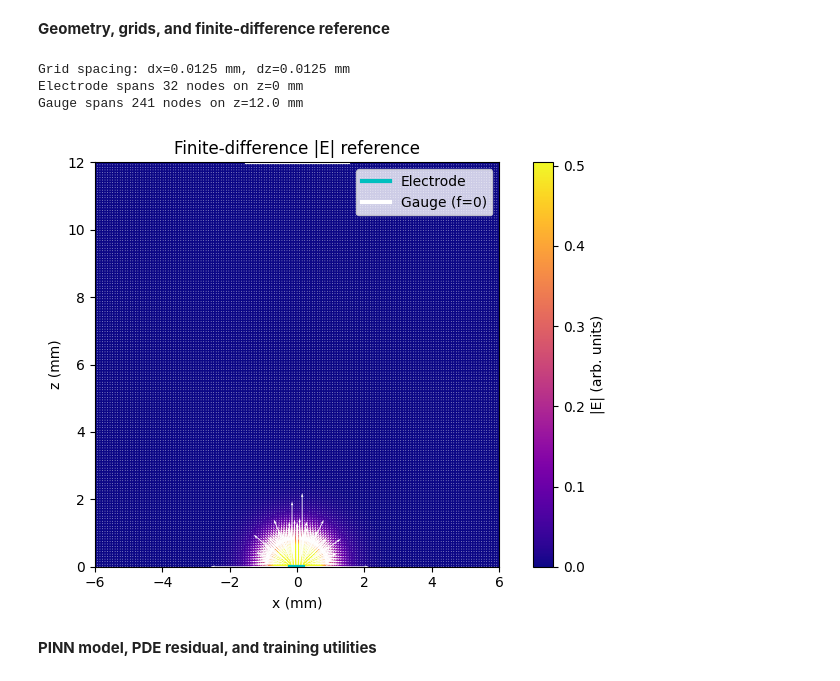
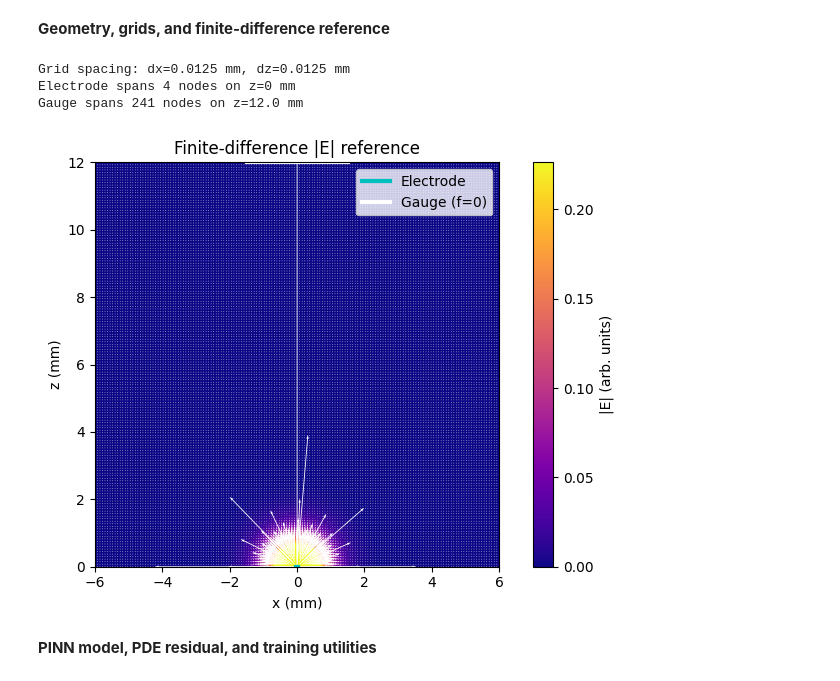
Before and after one commit to mnxbioe/BME_Capstone_UH_2025, a Jupyter notebook: notebooks/Tower_A_2D_Demo/TowerADemo_v2.ipynb, the cells around one changed output. Saved outputs shown, nothing was run; the diff lists cells and outputs as text; code cells hidden in the pictures.

```diff
--- a/notebooks/Tower_A_2D_Demo/TowerADemo_v2.ipynb
+++ b/notebooks/Tower_A_2D_Demo/TowerADemo_v2.ipynb
@@ -68,7 +68,7 @@ Lx_mm = 12.0
 Lz_mm = 12.0
 x_min, x_max = -Lx_mm / 2, Lx_mm / 2
 z_min, z_max = 0.0, Lz_mm
-contact_halfwidth_mm = 0.2
+contact_halfwidth_mm = 0.025
 gauge_halfwidth_mm = 1.5
 
 # Grid resolution (961^2 keeps the FD reference smooth)
@@ -183,35 +183,35 @@ def plot_field_map(
         vmax=vmax,
     )
     plt.colorbar(label='|E| (arb. units)')
 
     plt.quiver(
         Xs,
         Zs,
         Exs,
         Ezs,
         color="white",
         scale=40 * vmax,
         width=0.002,
     )
 
     plt.plot(x[electrode_mask], np.full(electrode_mask.sum(), z_min), "c", lw=3, label="Electrode")
     plt.plot(x[gauge_mask], np.full(gauge_mask.sum(), z_max), "w", lw=3, label="Gauge (f=0)")
     plt.xlabel('x (mm)')
     plt.ylabel('z (mm)')
     plt.title(title)
     plt.legend(loc="upper right")
     plt.tight_layout()
     plt.show()
 
 
 phi_fd = solve_laplace_fd(electrode_mask, verbose=False)
 Ex_fd, Ez_fd, Emag_fd = compute_field(phi_fd)
 plot_field_map(Emag_fd, Ex_fd, Ez_fd, title='Finite-difference |E| reference', vmax=float(np.quantile(Emag_fd, 0.995)))
 # %% [output]
 Grid spacing: dx=0.0125 mm, dz=0.0125 mm
-Electrode spans 32 nodes on z=0 mm
+Electrode spans 4 nodes on z=0 mm
 Gauge spans 241 nodes on z=12.0 mm
-[figure, old version]
+[figure, new version]
 # %% [markdown]
 **PINN model, PDE residual, and training utilities**
 # %%
```
Also changed, not shown: parts of 3 cells of this notebook, 5 other files.
